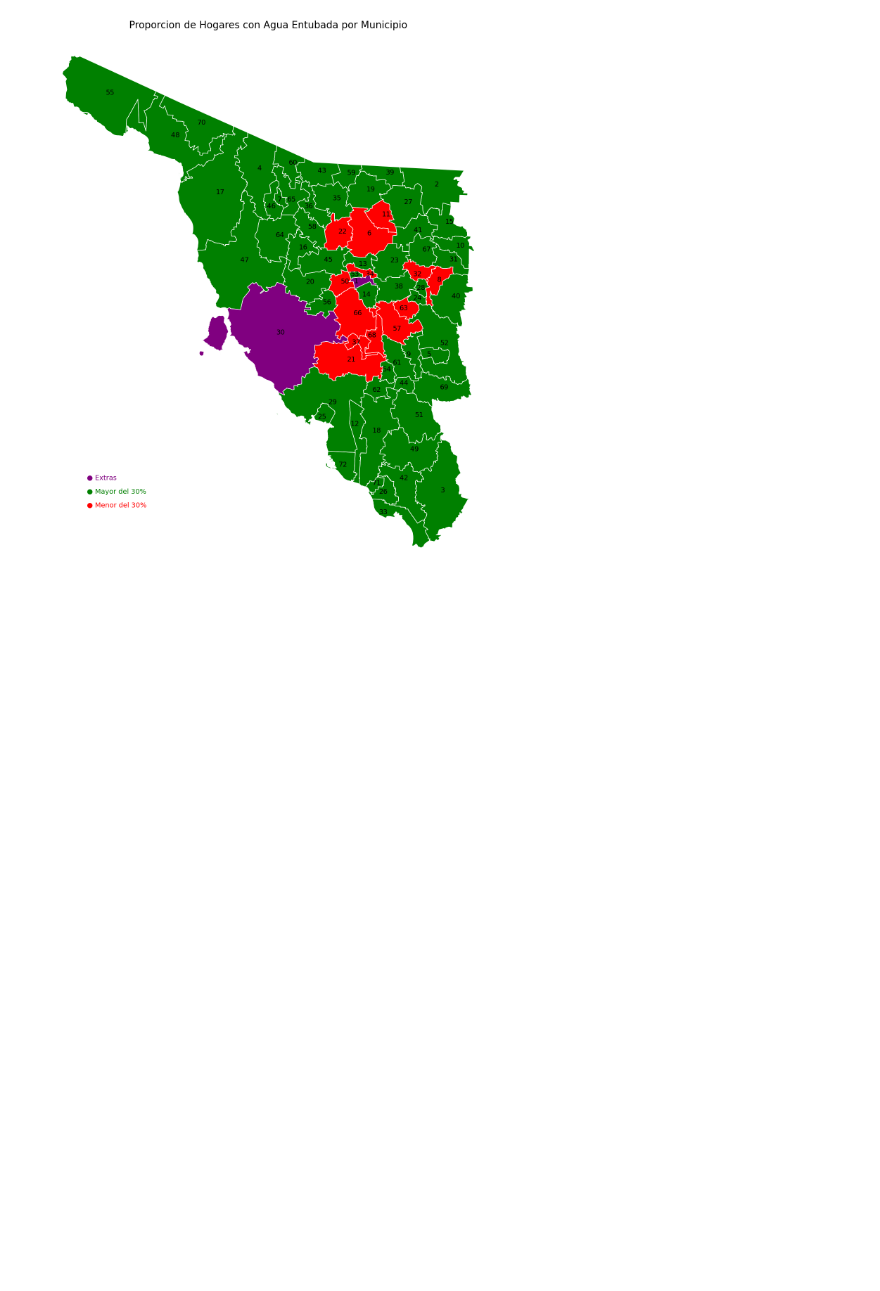
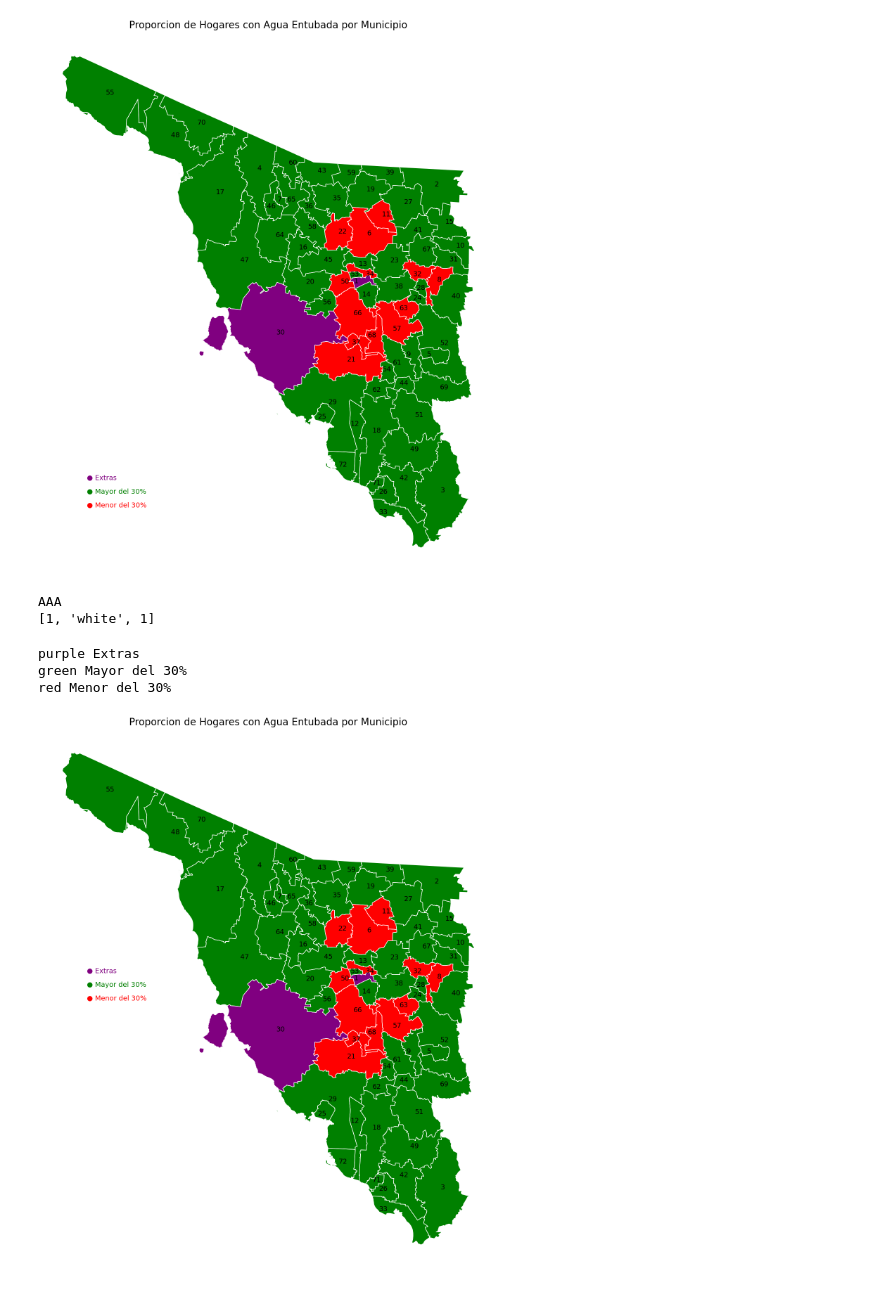
Before and after one commit to Dust1920/mapper, a Jupyter notebook: p1.ipynb, the cells around one changed output. Drawn from its saved outputs; the diff is of its cells as text; code cells hidden in the pictures; blank space fills up the shorter version.

Commit message:
legend_f

```diff
--- a/p1.ipynb
+++ b/p1.ipynb
@@ -141,12 +141,16 @@ sonora2 = sonora.sort_values('CVE_MUN')
 
 fig1, ax1 = plt.subplots(figsize = (20,20))
 addon.read_template(sonora2, template12, ax1)
-for i in legend_df.index:
-    leg_c,leg_t = legend_df.loc[i,'legend_colors'], legend_df.loc[i,'legend_names']
-    print(leg_c,leg_t)
-    leg_cf[2] = leg_cf[2] if leg_cf[2] != 'None' else None
-    ax1.annotate(f'● {leg_t}', xy = (1.5e6,2e6), xytext=(1.3e6, (1.7 - 0.02 * i) * 1e6)
-                 , color = leg_c, weight = leg_cf[2], fontsize = leg_cf[0])
+def legend(x,y, **kwargs):
+    s = kwargs.get('sep', 0.02)
+    for i in legend_df.index:
+        leg_c,leg_t = legend_df.loc[i,'legend_colors'], legend_df.loc[i,'legend_names']
+        print(leg_c,leg_t)
+        leg_cf[2] = leg_cf[2] if leg_cf[2] != 'None' else None
+        ax1.annotate(f'● {leg_t}', xy = (1.5e6,2e6), xytext=(x * 1e6, (y - s * i) * 1e6)
+                    , color = leg_c, weight = leg_cf[2], fontsize = leg_cf[0])
+
+legend(1.3, 1.7)
 # %% [output]
 AAA
 [1, 'white', 1]
@@ -154,3 +158,16 @@ purple Extras
 green Mayor del 30%
 red Menor del 30%
 [figure]
+# %%
+
+fig1, ax1 = plt.subplots(figsize = (20,20))
+addon.read_template(sonora2, template12, ax1)
+
+legend(1.3, 2)
+# %% [output]
+AAA
+[1, 'white', 1]
+purple Extras
+green Mayor del 30%
+red Menor del 30%
+[figure, added]
```
Also changed, not shown: parts of 2 cells of this notebook.
